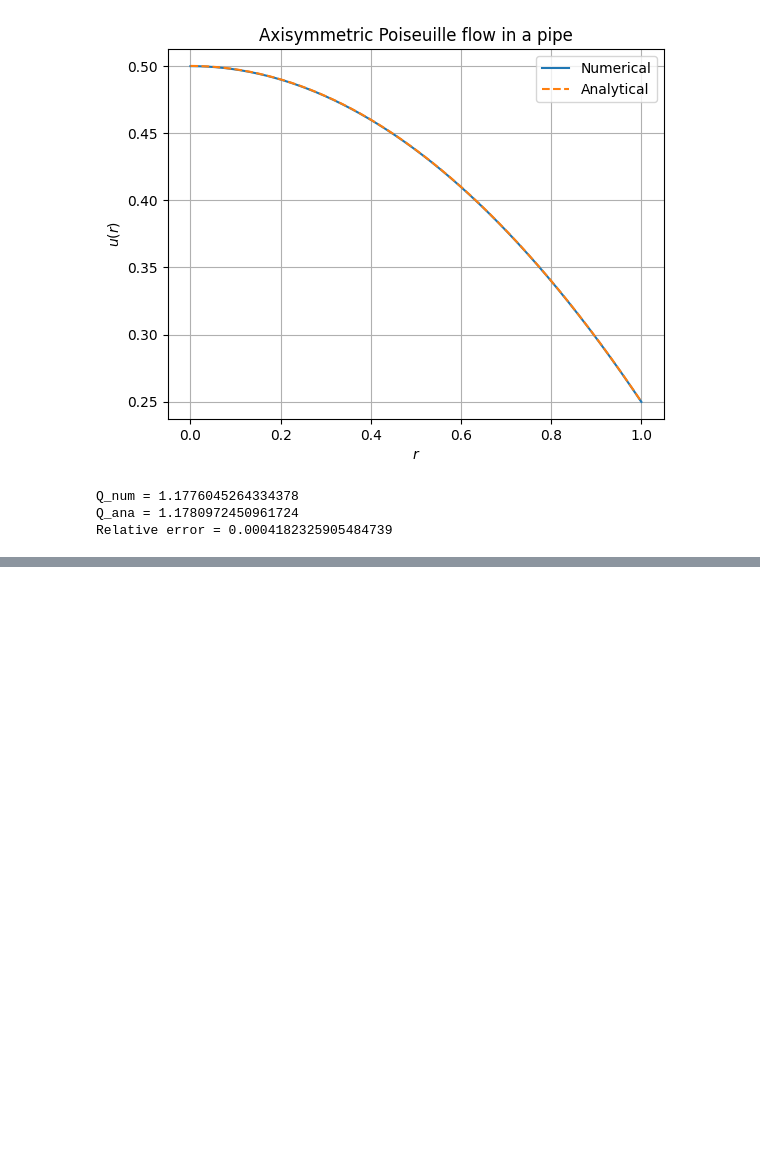
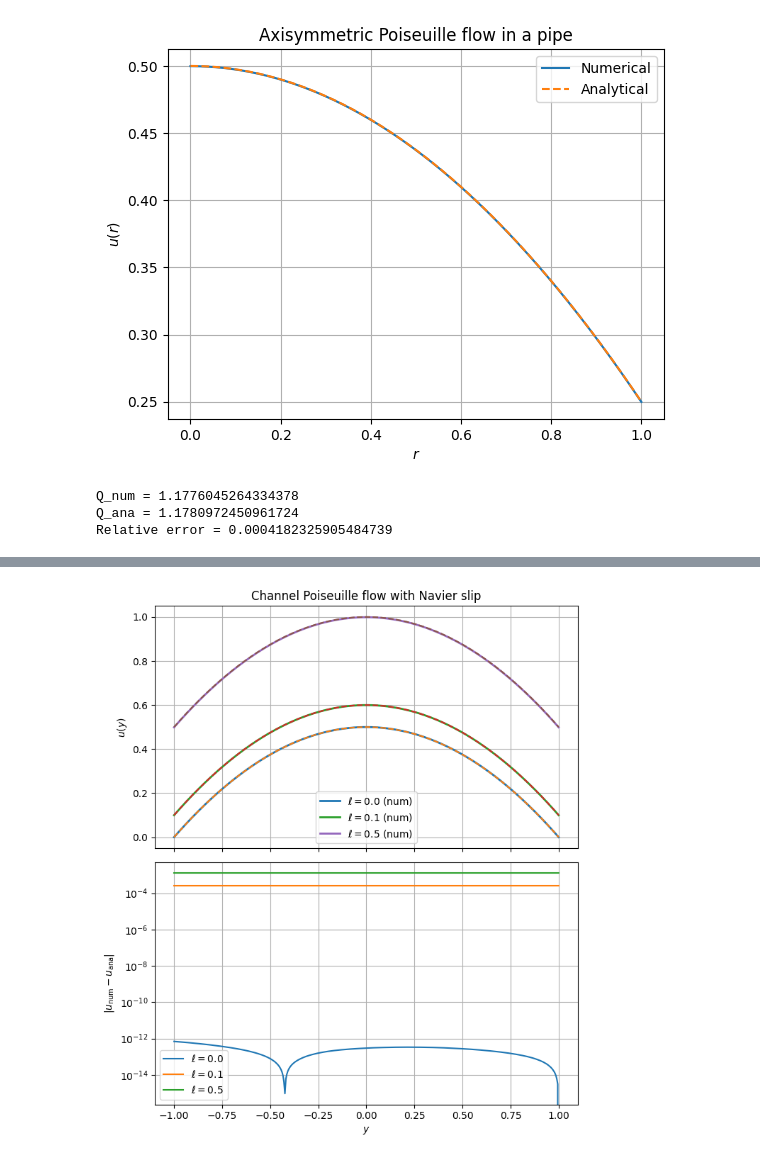
Before and after one commit to JasperA680/PX912-, a Jupyter notebook: Assignment1.ipynb, the cells around one changed output, grey strips where cells are left out. Saved outputs shown, nothing was run; the diff lists cells and outputs as text; code cells hidden in the pictures; blank space fills up the shorter version.

```diff
--- a/Assignment1.ipynb
+++ b/Assignment1.ipynb
@@ -292,0 +317,37 @@ Relative error = 0.0004182325905484739
+# %%
+W, G, nu = 1.0, 1.0, 1.0
+ells = [0.0, 0.1, 0.5]
+
+fig, axes = plt.subplots(2, 1, figsize=(7,8), sharex=True)
+
+# ---- Top: velocity profiles ----
+for ell in ells:
+    y, u_num = solve_channel_slip(W=W, n=400, G=G, nu=nu, ell=ell)
+    u_ana = u_analytic_channel_slip(y, W=W, G=G, nu=nu, ell=ell)
+
+    axes[0].plot(y, u_num, lw=2, label=fr"$\ell={ell}$ (num)")
+    axes[0].plot(y, u_ana, "--", lw=1.5)
+
+axes[0].set_ylabel(r"$u(y)$")
+axes[0].set_title("Channel Poiseuille flow with Navier slip")
+axes[0].grid(True)
+axes[0].legend()
+
+# ---- Bottom: absolute error ----
+for ell in ells:
+    y, u_num = solve_channel_slip(W=W, n=400, G=G, nu=nu, ell=ell)
+    u_ana = u_analytic_channel_slip(y, W=W, G=G, nu=nu, ell=ell)
+
+    err = np.abs(u_num - u_ana)
+    axes[1].plot(y, err, label=fr"$\ell={ell}$")
+
+axes[1].set_xlabel(r"$y$")
+axes[1].set_ylabel(r"$|u_{\mathrm{num}}-u_{\mathrm{ana}}|$")
+axes[1].set_yscale("log")   # strongly recommended
+axes[1].grid(True)
+axes[1].legend()
+
+plt.tight_layout()
+plt.show()
+# %% [output]
+[figure, added]
```
Also changed, not shown: parts of 5 cells of this notebook.
